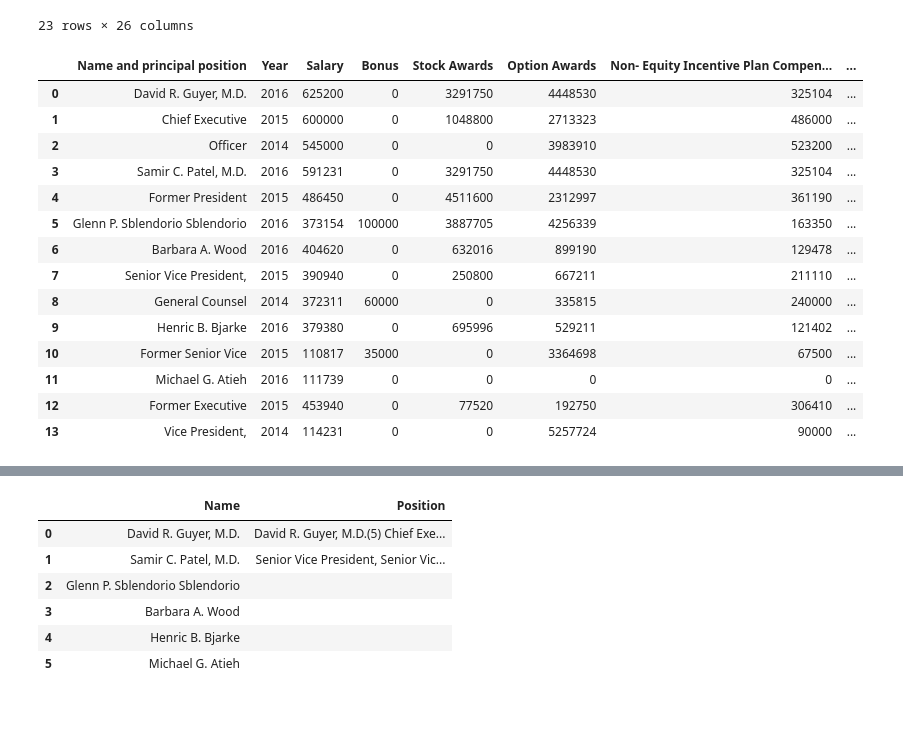
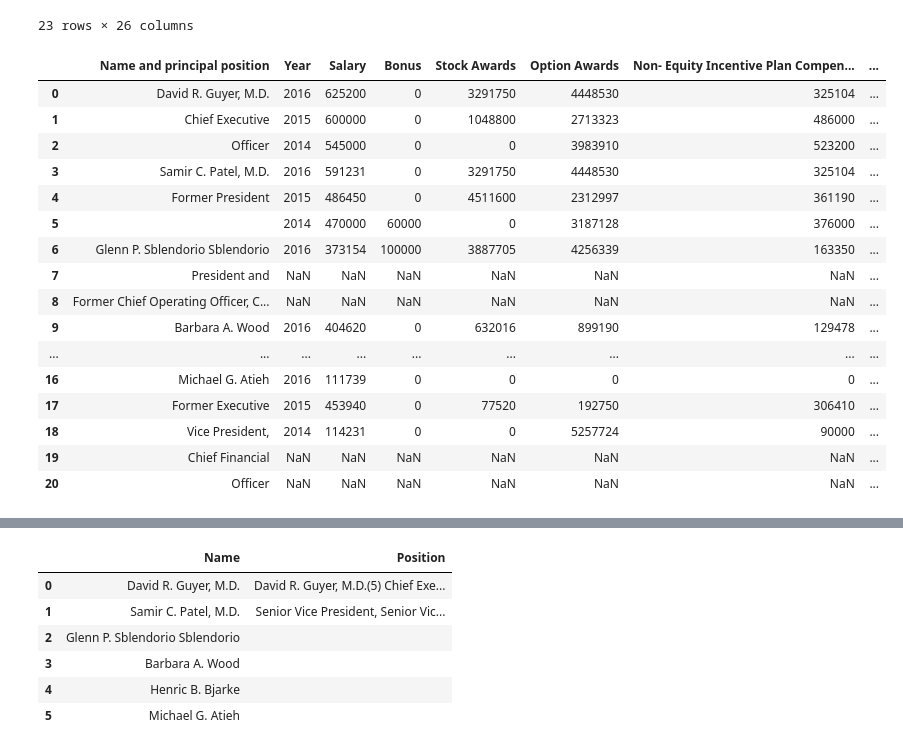
Before and after one commit to mooredj565/python_scripts, a Jupyter notebook: DEF14A Scraper.ipynb, the cells around one changed output, grey strips where cells are left out. Drawn from its saved outputs; the diff is of its cells as text; code cells hidden in the pictures; blank space fills up the shorter version.

```diff
--- a/DEF14A Scraper.ipynb
+++ b/DEF14A Scraper.ipynb
@@ -87,51 +88,61 @@ SCT = SCTo.apply(squeeze_nan_left, axis=1).dropna(axis = 0, how = 'all').dropna(
 
 #secondary format - fill dashes with 0s, remove symbols and parenthesis objects
 for i in range(0,SCT.shape[0]):
     for j in range(0,SCT.shape[1]):
         if type(SCT.iloc[i,j]) == str:
             if SCT.iloc[i,j] == "-" or SCT.iloc[i,j] == "—":
                 SCT.iloc[i,j] = 0
             elif '(' in SCT.iloc[i,j]:
                 tempstr = SCT.iloc[i,j].split("(")
                 tempstr2 = tempstr[0]
                 SCT.iloc[i,j] = tempstr2
             elif len(SCT.iloc[i,j]) < 2:
                 SCT.iloc[i,j] = np.nan
 
-#clean up again
-SCT = SCT.replace('', np.nan)
-SCT.iloc[:,0] = SCT.iloc[:,0].fillna(value = '')
-SCT = SCT.fillna(value = '')
+SCT = SCT.reset_index(drop=True)
+
 
 #correct for years that are bumped too far left
 for i in range(0,SCT.shape[0]):
-    if SCT.iloc[i, SCT.shape[1]-1] == '':
-        rightslip = ['',SCT.iloc[i]]
-        rightslip = rightslip[:-1]
-        SCT.iloc[i] = rightslip
+    if pd.isnull(SCT.iloc[i, SCT.shape[1]-1]):
+        rightslip = SCT.iloc[i].tolist()
+        rightslip.insert(0,'HOLD')
+        SCT.iloc[i] = rightslip[:-1]
 
-#clean up again
-SCT.replace('',np.nan,inplace = True)
-SCT = SCT.dropna()
+
+#correct for positions moved over to the right
+for i in range(0,SCT.shape[0]):
+    if SCT.iloc[i].isnull().values.any():
+        leftslip = SCT.iloc[i].tolist()
+        leftslip.insert(SCT.shape[1]-1,np.nan)
+        leftslip.remove("HOLD")
+        SCT.iloc[i] = leftslip
+
+SCT.replace(to_replace = 'HOLD', value = '', inplace = True)
+
+#don't do this, screws up Name df below
+#SCT = SCT.fillna(value = '')
 
 #update column names
-SCT = SCT.rename(columns=SCT.iloc[0]).drop(index = 1)
+SCT = SCT.rename(columns=SCT.iloc[0]).drop(index = 0)
 
 SCT = SCT.reset_index(drop=True)
 SCT
 # %% [output]
 |  | Name and principal position | Year | Salary | Bonus | Stock Awards | Option Awards | Non- Equity Incentive Plan Compen... | ... |
 | 0 | David R. Guyer, M.D. | 2016 | 625200 | 0 | 3291750 | 4448530 | 325104 | ... |
 | 1 | Chief Executive | 2015 | 600000 | 0 | 1048800 | 2713323 | 486000 | ... |
 | 2 | Officer | 2014 | 545000 | 0 | 0 | 3983910 | 523200 | ... |
 | 3 | Samir C. Patel, M.D. | 2016 | 591231 | 0 | 3291750 | 4448530 | 325104 | ... |
 | 4 | Former President | 2015 | 486450 | 0 | 4511600 | 2312997 | 361190 | ... |
-| 5 | Glenn P. Sblendorio Sblendorio | 2016 | 373154 | 100000 | 3887705 | 4256339 | 163350 | ... |
-| 6 | Barbara A. Wood | 2016 | 404620 | 0 | 632016 | 899190 | 129478 | ... |
-| 7 | Senior Vice President, | 2015 | 390940 | 0 | 250800 | 667211 | 211110 | ... |
-| 8 | General Counsel | 2014 | 372311 | 60000 | 0 | 335815 | 240000 | ... |
-| 9 | Henric B. Bjarke | 2016 | 379380 | 0 | 695996 | 529211 | 121402 | ... |
-| 10 | Former Senior Vice | 2015 | 110817 | 35000 | 0 | 3364698 | 67500 | ... |
-| 11 | Michael G. Atieh | 2016 | 111739 | 0 | 0 | 0 | 0 | ... |
-| 12 | Former Executive | 2015 | 453940 | 0 | 77520 | 192750 | 306410 | ... |
-| 13 | Vice President, | 2014 | 114231 | 0 | 0 | 5257724 | 90000 | ... |
+| 5 |  | 2014 | 470000 | 60000 | 0 | 3187128 | 376000 | ... |
+| 6 | Glenn P. Sblendorio Sblendorio | 2016 | 373154 | 100000 | 3887705 | 4256339 | 163350 | ... |
+| 7 | President and | NaN | NaN | NaN | NaN | NaN | NaN | ... |
+| 8 | Former Chief Operating Officer, C... | NaN | NaN | NaN | NaN | NaN | NaN | ... |
+| 9 | Barbara A. Wood | 2016 | 404620 | 0 | 632016 | 899190 | 129478 | ... |
+| ... | ... | ... | ... | ... | ... | ... | ... | ... |
+| 16 | Michael G. Atieh | 2016 | 111739 | 0 | 0 | 0 | 0 | ... |
+| 17 | Former Executive | 2015 | 453940 | 0 | 77520 | 192750 | 306410 | ... |
+| 18 | Vice President, | 2014 | 114231 | 0 | 0 | 5257724 | 90000 | ... |
+| 19 | Chief Financial | NaN | NaN | NaN | NaN | NaN | NaN | ... |
+| 20 | Officer | NaN | NaN | NaN | NaN | NaN | NaN | ... |
```
Also changed, not shown: parts of 3 cells of this notebook.
